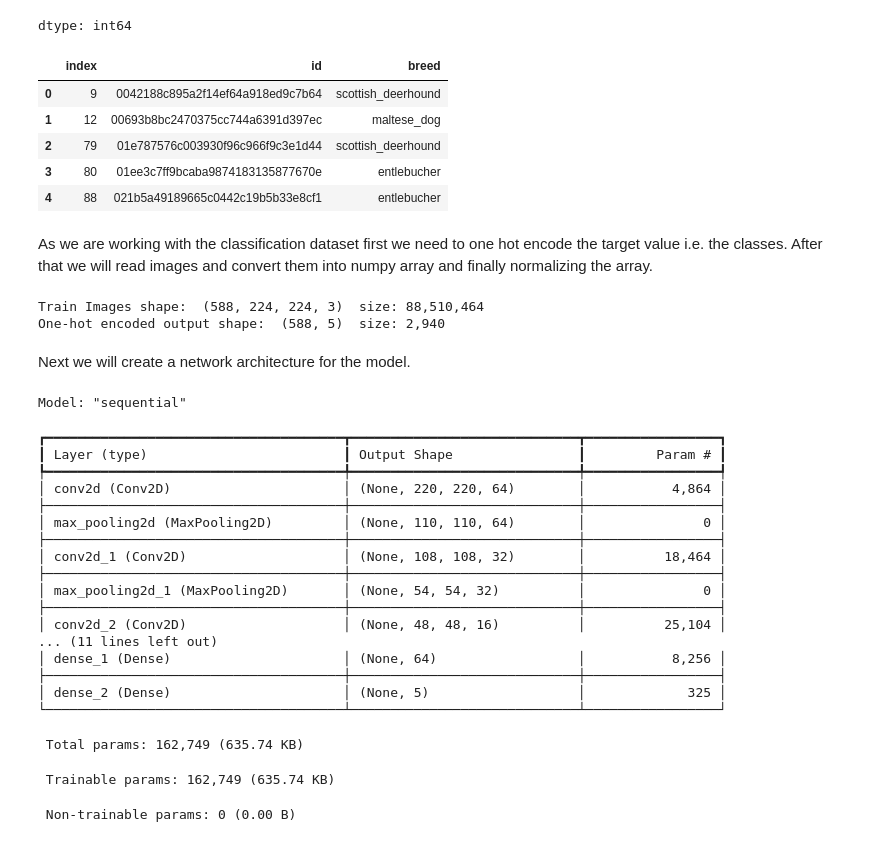
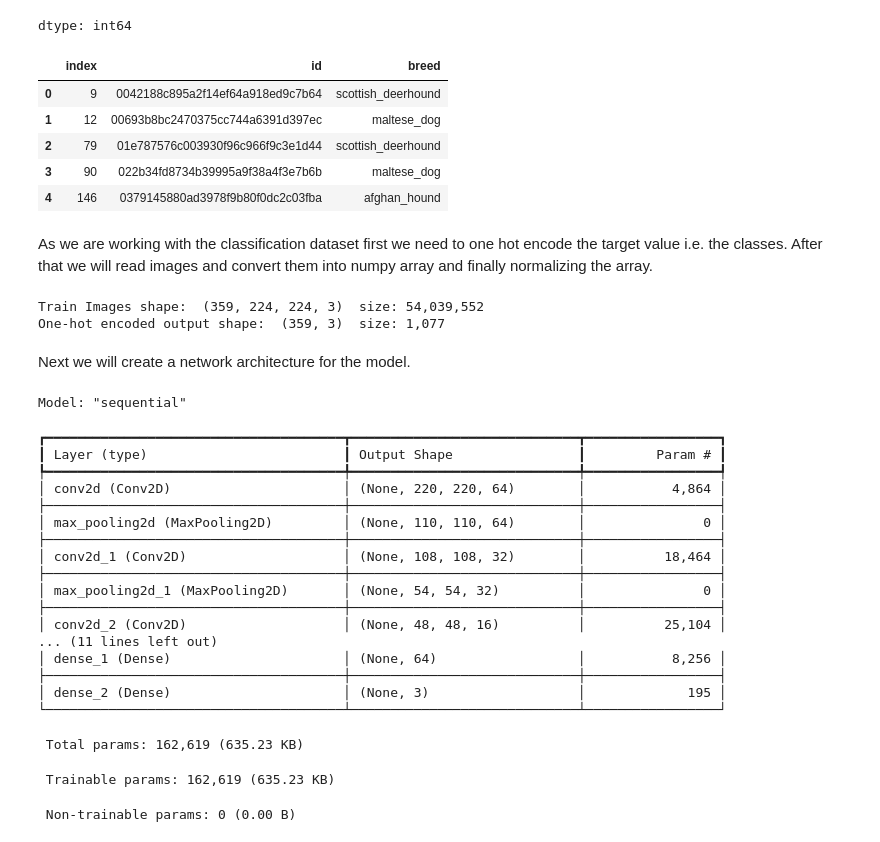
Before and after one commit to DPasqua99/Dog_breed_prediction, a Jupyter notebook: Dog_breed_prediciton.ipynb, the cells around one changed output. Saved outputs shown, nothing was run; the diff lists cells and outputs as text; code cells hidden in the pictures.

```diff
--- a/Dog_breed_prediciton.ipynb
+++ b/Dog_breed_prediciton.ipynb
@@ -102,17 +102,17 @@ breeds_all.head()
 dtype: int64
 # %%
 #select the first 3 breed
-CLASS_NAMES = ['maltese_dog', 'afghan_hound', 'entlebucher', 'scottish_deerhound', 'bernese_mountain_dog']
+CLASS_NAMES = ['maltese_dog', 'afghan_hound', 'scottish_deerhound']
 labels = labels_all[labels_all['breed'].isin(CLASS_NAMES)]
 labels = labels.reset_index()
 labels.head()
 # %% [output]
 |  | index | id | breed |
 | 0 | 9 | 0042188c895a2f14ef64a918ed9c7b64 | scottish_deerhound |
 | 1 | 12 | 00693b8bc2470375cc744a6391d397ec | maltese_dog |
 | 2 | 79 | 01e787576c003930f96c966f9c3e1d44 | scottish_deerhound |
-| 3 | 80 | 01ee3c7ff9bcaba9874183135877670e | entlebucher |
-| 4 | 88 | 021b5a49189665c0442c19b5b33e8cf1 | entlebucher |
+| 3 | 90 | 022b34fd8734b39995a9f38a4f3e7b6b | maltese_dog |
+| 4 | 146 | 0379145880ad3978f9b80f0dc2c03fba | afghan_hound |
 # %% [markdown]
 As we are working with the classification dataset first we need to one hot encode the target value i.e. the classes. After that we will read images and convert them into numpy array and finally normalizing the array.
 # %%
@@ -132,8 +132,8 @@ for i in tqdm(range(len(labels))):
 print('\nTrain Images shape: ',X_data.shape,' size: {:,}'.format(X_data.size))
 print('One-hot encoded output shape: ',Y_data.shape,' size: {:,}'.format(Y_data.size))
 # %% [output]
-Train Images shape:  (588, 224, 224, 3)  size: 88,510,464
-One-hot encoded output shape:  (588, 5)  size: 2,940
+Train Images shape:  (359, 224, 224, 3)  size: 54,039,552
+One-hot encoded output shape:  (359, 3)  size: 1,077
 # %% [markdown]
 Next we will create a network architecture for the model.
 # %%
@@ -177,10 +177,10 @@ Model: "sequential"
 ... (11 lines left out)
 │ dense_1 (Dense)                      │ (None, 64)                  │           8,256 │
 ├──────────────────────────────────────┼─────────────────────────────┼─────────────────┤
-│ dense_2 (Dense)                      │ (None, 5)                   │             325 │
+│ dense_2 (Dense)                      │ (None, 3)                   │             195 │
 └──────────────────────────────────────┴─────────────────────────────┴─────────────────┘
- Total params: 162,749 (635.74 KB)
+ Total params: 162,619 (635.23 KB)
- Trainable params: 162,749 (635.74 KB)
+ Trainable params: 162,619 (635.23 KB)
  Non-trainable params: 0 (0.00 B)
 # %%
 # Splitting the data set into training and testing data sets
```
Also changed, not shown: parts of 7 cells of this notebook.
